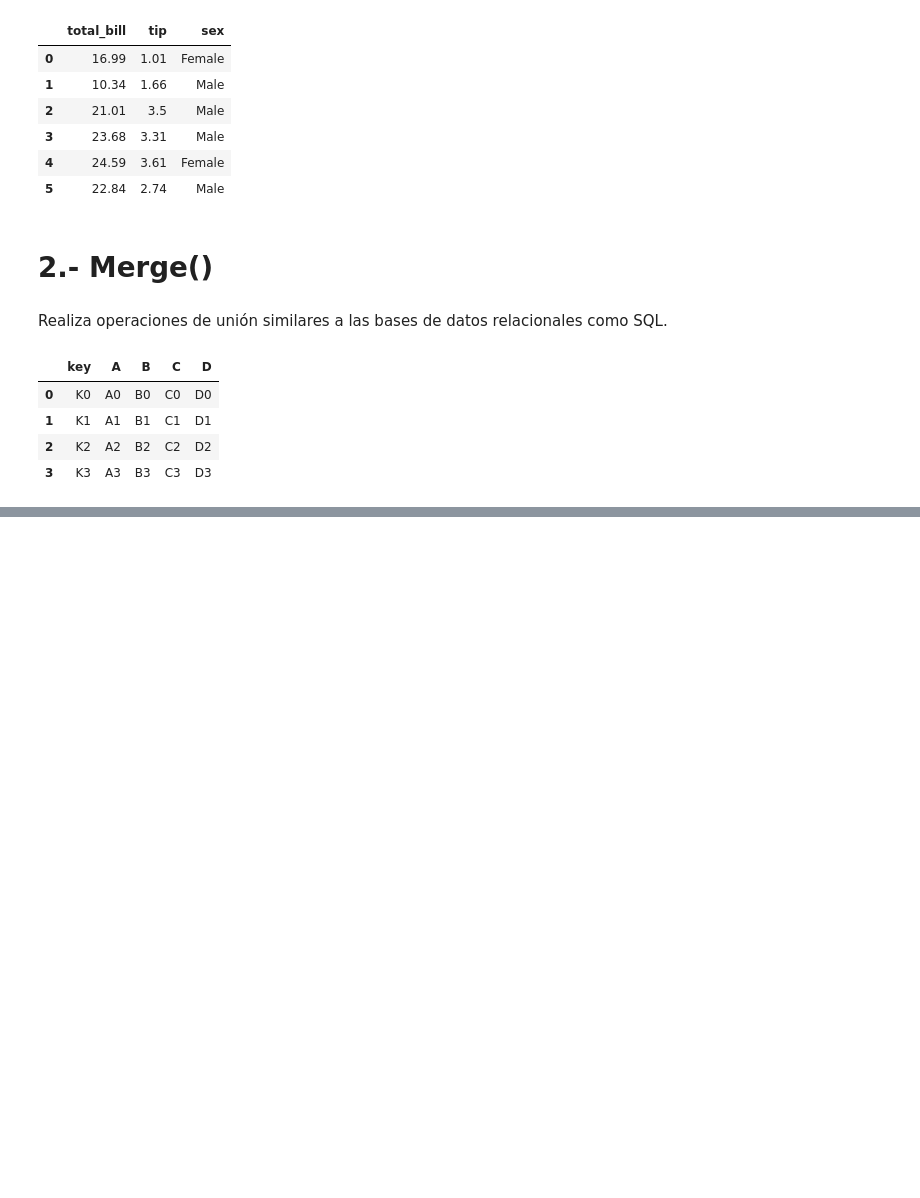
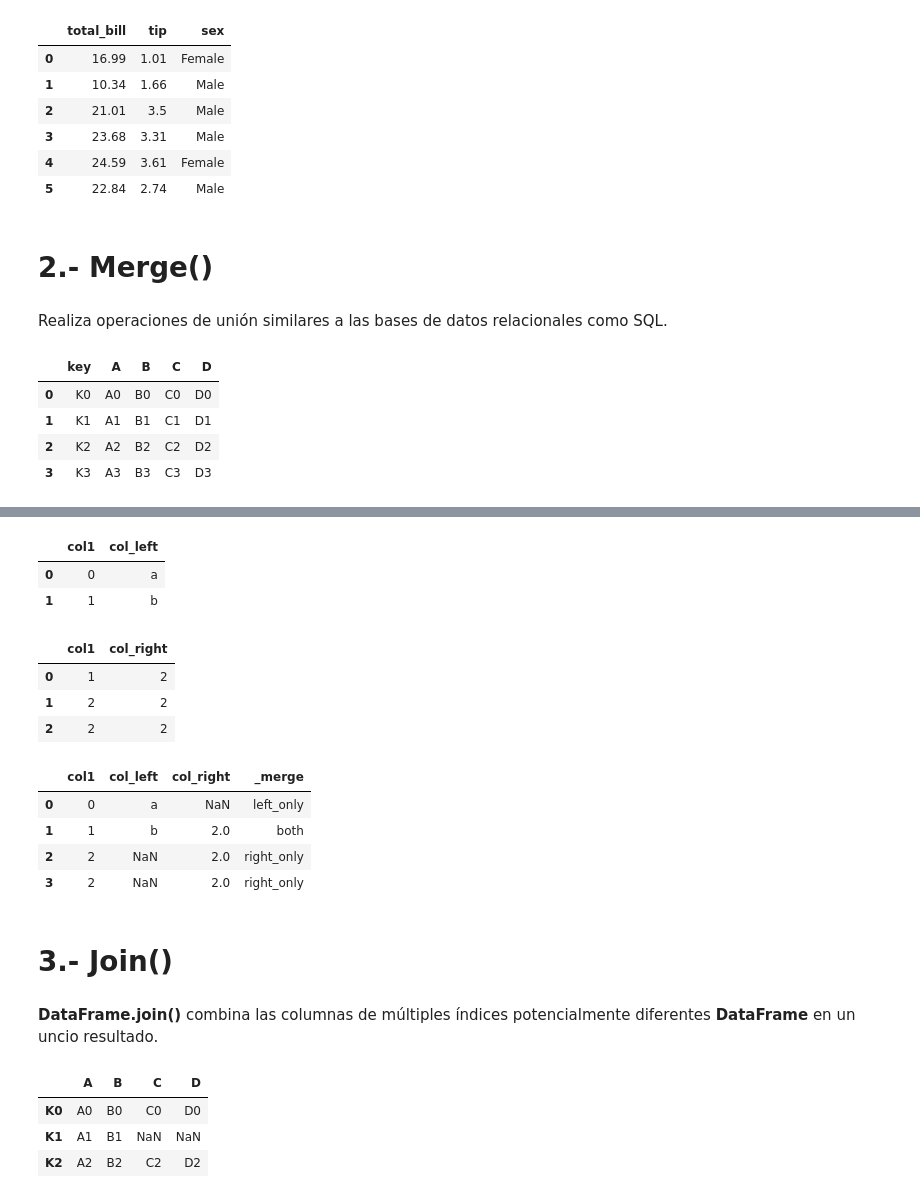
Before and after one commit to llanosrenzo/MachineLearning, a Jupyter notebook: Apuntes_Python/Merge,Join,Concatenate,Compare.ipynb, the cells around one changed output, grey strips where cells are left out. Drawn from its saved outputs; the diff is of its cells as text; code cells hidden in the pictures; blank space fills up the shorter version.

```diff
--- a/Apuntes_Python/Merge,Join,Concatenate,Compare.ipynb
+++ b/Apuntes_Python/Merge,Join,Concatenate,Compare.ipynb
@@ -432,0 +517,30 @@ result
+# %%
+df1 = pd.DataFrame({'col1':[0,1],
+                    'col_left':['a','b']})
+df1
+# %% [output]
+|  | col1 | col_left |
+| 0 | 0 | a |
+| 1 | 1 | b |
+# %%
+df2 = pd.DataFrame({'col1':[1,2,2],
+                    'col_right':[2,2,2]})
+df2
+# %% [output]
+|  | col1 | col_right |
+| 0 | 1 | 2 |
+| 1 | 2 | 2 |
+| 2 | 2 | 2 |
+# %%
+result = pd.merge(df1,df2,on = 'col1',how = 'outer',indicator=True)
+result
+# %% [output]
+|  | col1 | col_left | col_right | _merge |
+| 0 | 0 | a | NaN | left_only |
+| 1 | 1 | b | 2.0 | both |
+| 2 | 2 | NaN | 2.0 | right_only |
+| 3 | 2 | NaN | 2.0 | right_only |
+# %% [markdown]
+# **3.- Join()**
+# %% [markdown]
+**DataFrame.join()** combina las columnas de múltiples índices potencialmente diferentes **DataFrame** en un uncio resultado.
@@ -432,0 +555,8 @@ result
+# %%
+result = left.join(right)
+result
+# %% [output]
+|  | A | B | C | D |
+| K0 | A0 | B0 | C0 | D0 |
+| K1 | A1 | B1 | NaN | NaN |
+| K2 | A2 | B2 | C2 | D2 |
```
Also changed, not shown: parts of 14 cells of this notebook.
